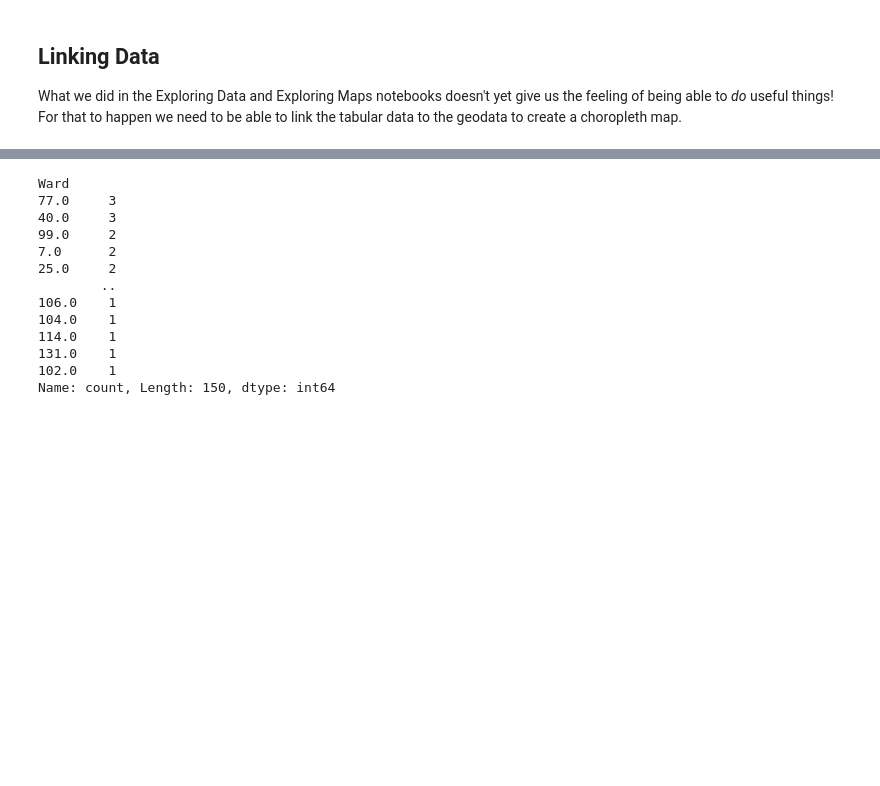
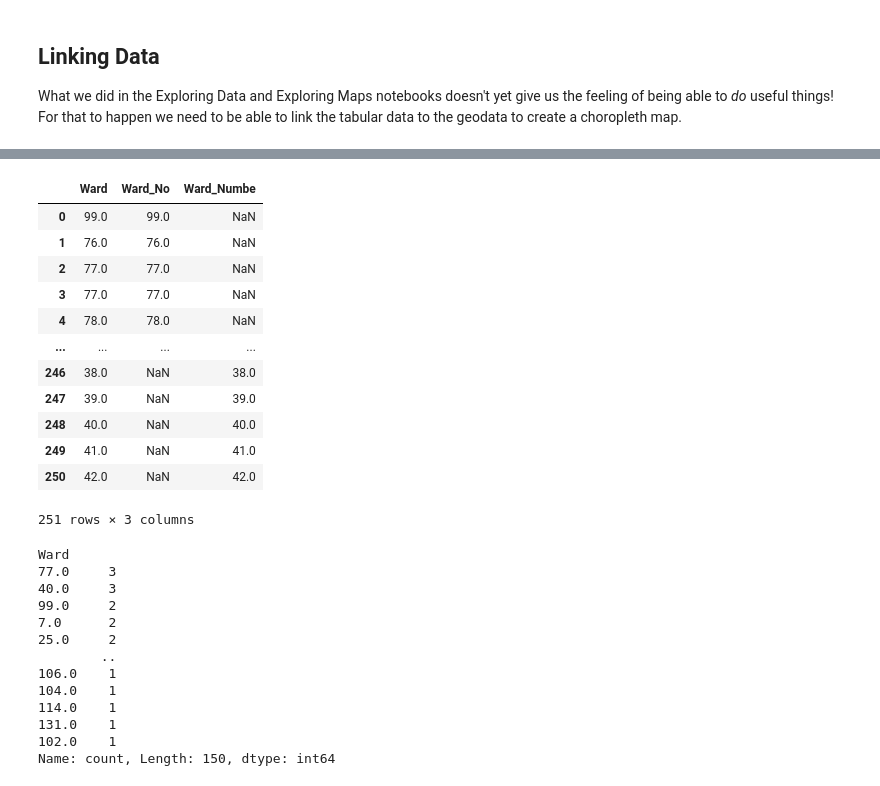
Before and after one commit to jreades/jaipur, a Jupyter notebook: practicals/Linking_Data.ipynb, the cells around one changed output, grey strips where cells are left out. Saved outputs shown, nothing was run; the diff lists cells and outputs as text; code cells hidden in the pictures; blank space fills up the shorter version.

```diff
--- a/practicals/Linking_Data.ipynb
+++ b/practicals/Linking_Data.ipynb
@@ -29,5 +45,20 @@ The columns are: Id, AREA, Ward_No, POP, DENS_PPH, NAME, Ward_Numbe, layer, path
 # %%
 gdf['Ward'] = gdf['Ward_No'].fillna(gdf['Ward_Numbe'])
+gdf[['Ward','Ward_No','Ward_Numbe']]
+# %% [output]
+|  | Ward | Ward_No | Ward_Numbe |
+| 0 | 99.0 | 99.0 | NaN |
+| 1 | 76.0 | 76.0 | NaN |
+| 2 | 77.0 | 77.0 | NaN |
+| 3 | 77.0 | 77.0 | NaN |
+| 4 | 78.0 | 78.0 | NaN |
+| ... | ... | ... | ... |
+| 246 | 38.0 | NaN | 38.0 |
+| 247 | 39.0 | NaN | 39.0 |
+| 248 | 40.0 | NaN | 40.0 |
+| 249 | 41.0 | NaN | 41.0 |
+| 250 | 42.0 | NaN | 42.0 |
+251 rows × 3 columns
 # %%
 gdf.Ward.value_counts()
 # %% [output]
```
Also changed, not shown: parts of 5 cells of this notebook, 4 other files.
